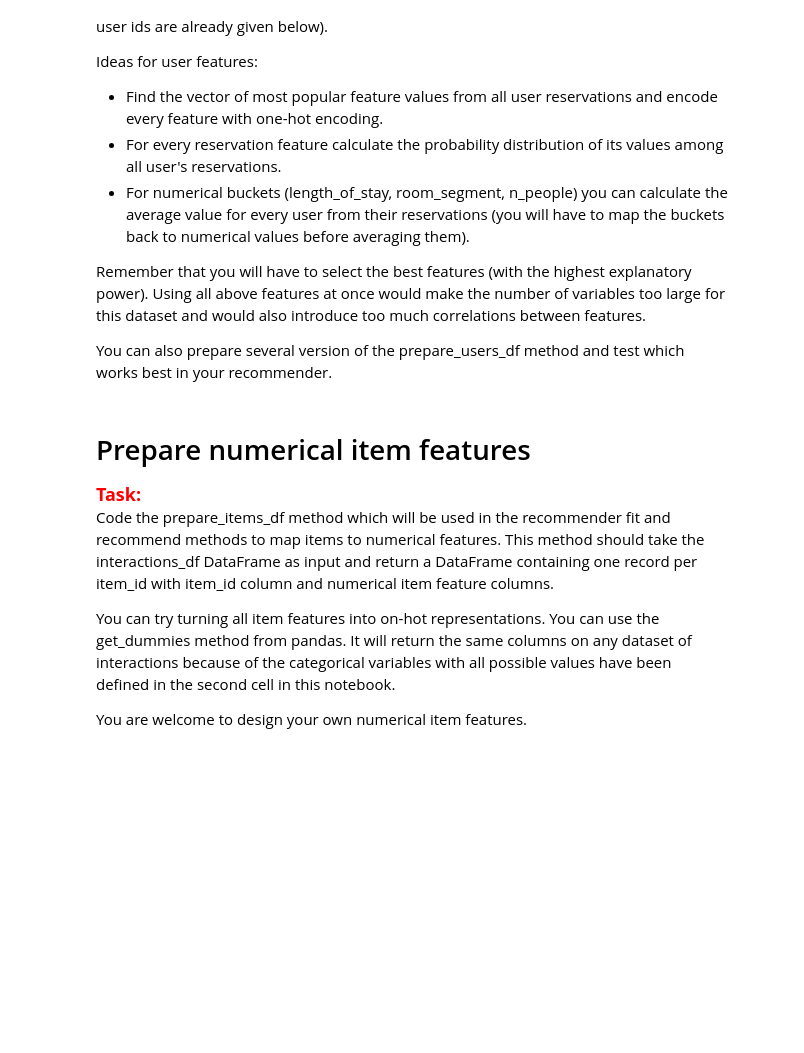
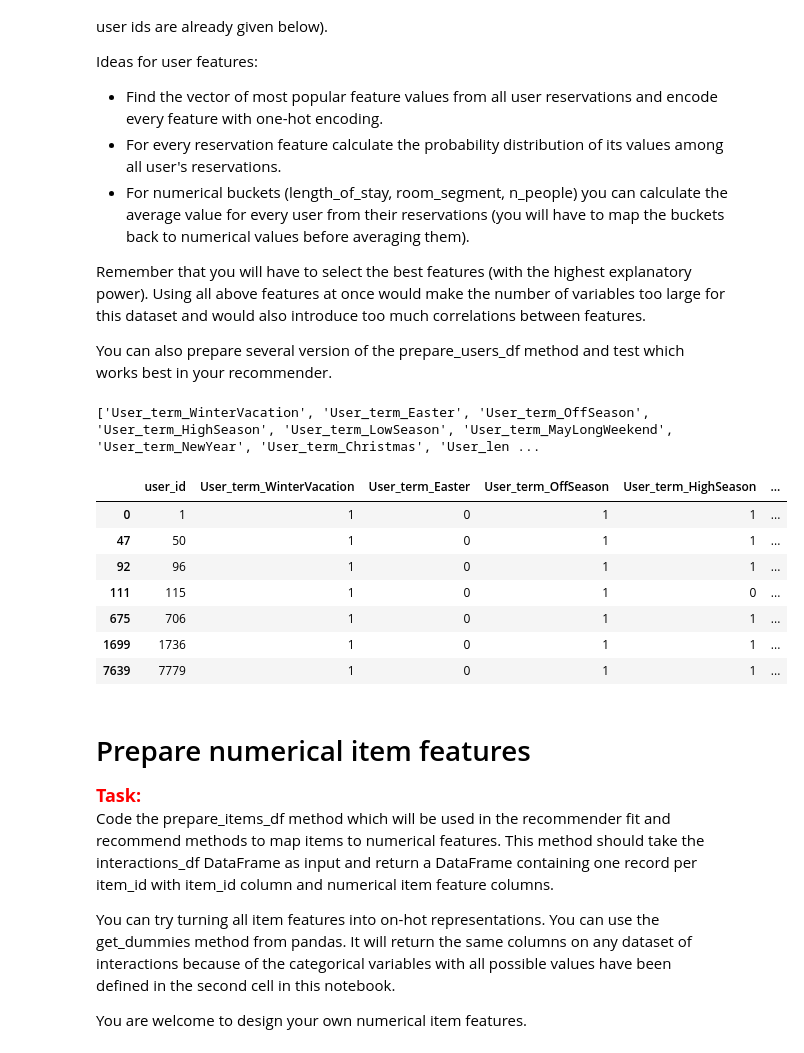
Before and after one commit to Kanduleek/REK-projekt1, a Jupyter notebook: project_1_recommender_and_evaluation.ipynb, the cells around one changed output. Cells and saved outputs as stored; diff of their text form; code cells hidden in the pictures; blank space fills up the shorter version.

```diff
--- a/project_1_recommender_and_evaluation.ipynb
+++ b/project_1_recommender_and_evaluation.ipynb
@@ -101,3 +110,40 @@ display(HTML(users_df.loc[users_df['user_id'].isin([706, 1736, 7779, 96, 1, 50,
+# %%
+def prepare_users_df(interactions_df):
+
+    # Write your code here
+
+    #Implementacja users_df
+    users_df = interactions_df.add_prefix('User_')#Dodaję prefix, by odróżnić userów od itemów
+    users_df.rename(columns={'User_user_id': 'user_id'}, inplace=True)#Zmieniam nazwę kolumny User_user_id na user_id, żeby zachować zgodność z nazewnictwem w dalszej części kodu(w rekomenderze)
+    users_df=pd.get_dummies(users_df, columns=['User_term', 'User_length_of_stay_bucket', 'User_rate_plan', 'User_room_segment', 'User_n_people_bucket', 'User_weekend_stay'])#One-hot encoding przy pomocy get_dummies dla wszystkich kolumn
+    users_df = users_df.drop('User_item_id', axis=1)#User_item_id jest niepotrzebne w userach, więc je usuwam
+
+    users_df = users_df.groupby("user_id")#Grupowanie, żeby usunąć duplikaty
+    users_df = users_df.max()#Max z każdej kolumny, 1 gdy user kiedykolwiek skorzystał z danego features, 0 gdy nigdy
+    users_df = users_df.reset_index()
+
+
+    #Implementacja user_features
+    user_features = list(users_df.columns.values)#Nazwy kolumn jako lista
+    user_features.pop(0)#usuwam user_id z features
+    return users_df, user_features
+
+
+users_df, user_features = prepare_users_df(interactions_df)
+
+print(user_features)
+
+display(HTML(users_df.loc[users_df['user_id'].isin([706, 1736, 7779, 96, 1, 50, 115])].head(15).to_html()))
+# %% [output]
+['User_term_WinterVacation', 'User_term_Easter', 'User_term_OffSeason', 'User_term_HighSeason', 'User_term_LowSeason', 'User_term_MayLongWeekend', 'User_term_NewYear', 'User_term_Christmas', 'User_len ...
+|  | user_id | User_term_WinterVacation | User_term_Easter | User_term_OffSeason | User_term_HighSeason | ... |
+| 0 | 1 | 1 | 0 | 1 | 1 | ... |
+| 47 | 50 | 1 | 0 | 1 | 1 | ... |
+| 92 | 96 | 1 | 0 | 1 | 1 | ... |
+| 111 | 115 | 1 | 0 | 1 | 0 | ... |
+| 675 | 706 | 1 | 0 | 1 | 1 | ... |
+| 1699 | 1736 | 1 | 0 | 1 | 1 | ... |
+| 7639 | 7779 | 1 | 0 | 1 | 1 | ... |
 # %% [markdown]
 # Prepare numerical item features
 
```
Also changed, not shown: parts of 8 cells of this notebook, 23 other files.
